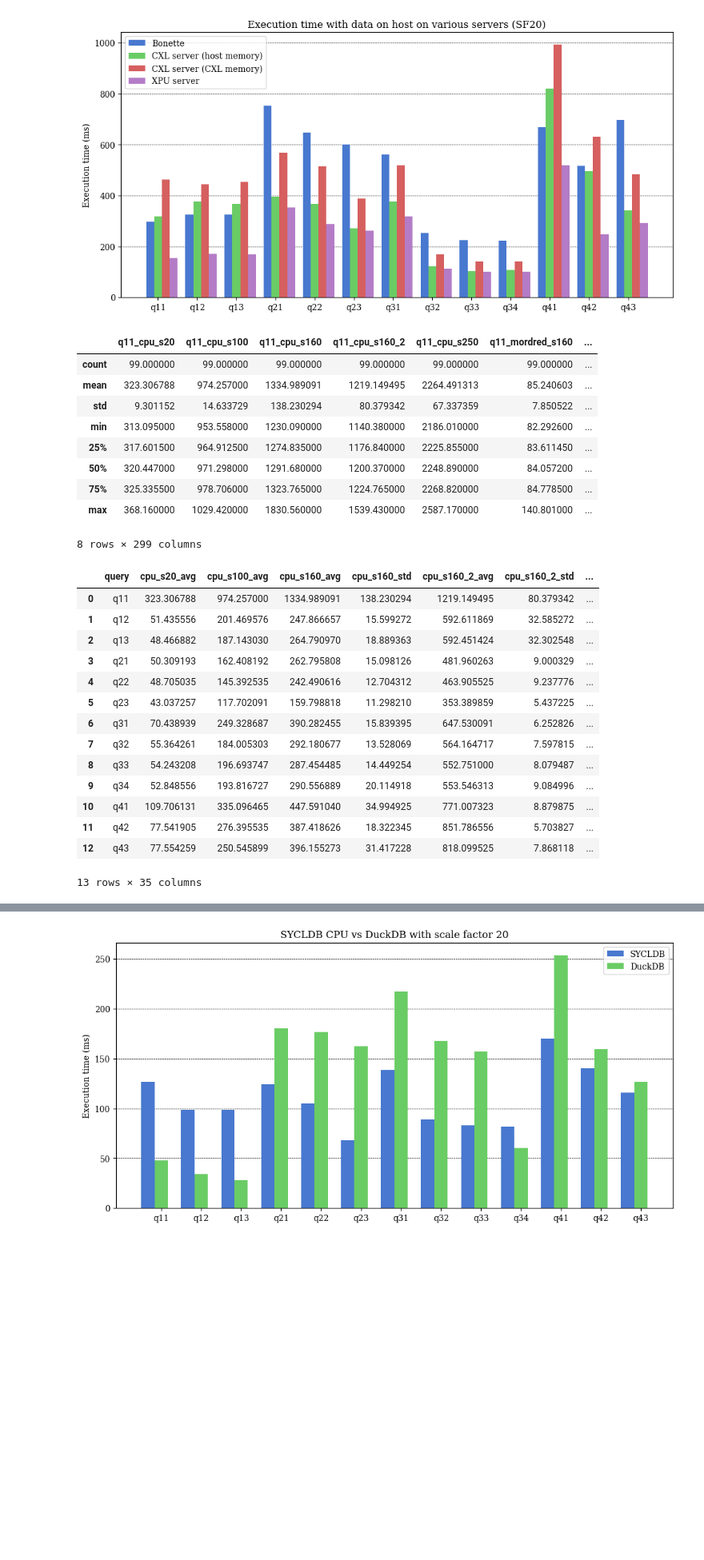
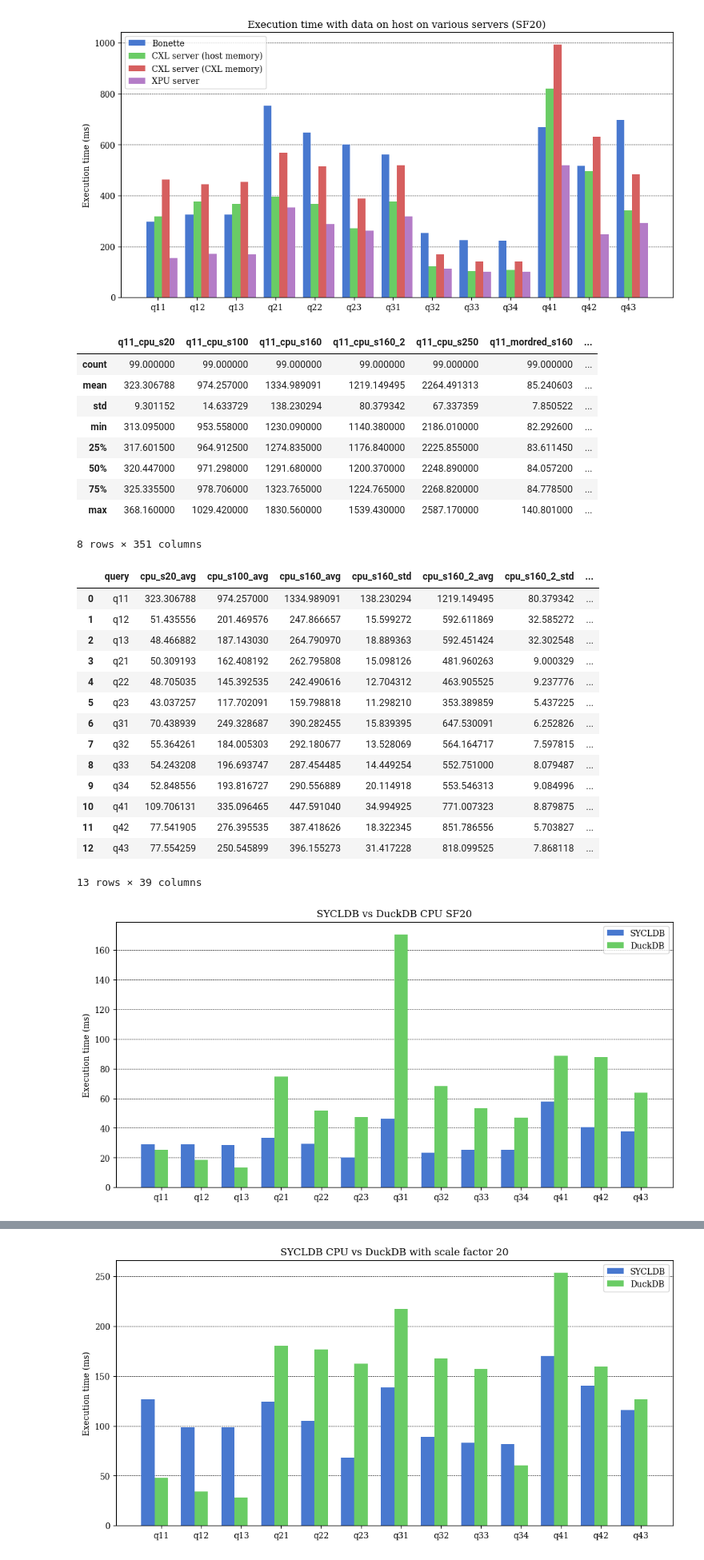
Before and after one commit to Maestro-Zacht/sycldb-calcite-executor, a Jupyter notebook: performances/perf.ipynb, the cells around one changed output, grey strips where cells are left out. Shown at 80% size. Saved outputs shown, nothing was run; the diff lists cells and outputs as text; code cells hidden in the pictures; blank space fills up the shorter version.

Commit message:
duckdb comparison

```diff
--- a/performances/perf.ipynb
+++ b/performances/perf.ipynb
@@ -604,6 +588,10 @@ duckdb_results_s20_bonette = pd.read_csv('results_duckdb_s20_bonette.csv')
 duckdb_results_s40_bonette = pd.read_csv('results_duckdb_s40_bonette.csv')
 duckdb_results_s100_bonette = pd.read_csv('results_duckdb_s100_bonette.csv')
 duckdb_results_s160_bonette = pd.read_csv('results_duckdb_s160_bonette.csv')
+
+duckdb_results_s20_xpu = pd.read_csv('results_duckdb_s20_xpu.csv')
+duckdb_results_s100_xpu = pd.read_csv('results_duckdb_s100_xpu.csv')
+
 
 for q in queries:
     cpu_s20_df = pd.read_csv(f'{q}-performance-cxl-cpu-s20.log', header=None, names=['execution_time_ms'])
@@ -640,6 +628,9 @@ for q in queries:
     cpu_results[f'{q}_cpu_s100_bonette'] = cpu_s100_bonette_df['execution_time_ms']
     cpu_results[f'{q}_cpu_s160_bonette'] = cpu_s160_bonette_df['execution_time_ms']
 
+    cpu_results[f'{q}_cpu_s20_xpu'] = results_fusion_vs_nofusion[f'{q}_nofusion_segments_s20_cpu']
+    cpu_results[f'{q}_cpu_s100_xpu'] = results_fusion_vs_nofusion[f'{q}_nofusion_segments_s100_cpu']
+
     cpu_results[f'{q}_duckdb_s20'] = duckdb_results_s20[q]
     cpu_results[f'{q}_duckdb_s100'] = duckdb_results_s100[q]
     cpu_results[f'{q}_duckdb_s160'] = duckdb_results_s160[q]
@@ -652,6 +643,9 @@ for q in queries:
     cpu_results[f'{q}_duckdb_s100_bonette'] = duckdb_results_s100_bonette[q]
     cpu_results[f'{q}_duckdb_s160_bonette'] = duckdb_results_s160_bonette[q]
 
+    cpu_results[f'{q}_duckdb_s20_xpu'] = duckdb_results_s20_xpu[q]
+    cpu_results[f'{q}_duckdb_s100_xpu'] = duckdb_results_s100_xpu[q]
+
 cpu_results[1:].describe()
 # %% [output]
 |  | q11_cpu_s20 | q11_cpu_s100 | q11_cpu_s160 | q11_cpu_s160_2 | q11_cpu_s250 | q11_mordred_s160 | ... |
@@ -663,7 +657,7 @@ cpu_results[1:].describe()
 | 50% | 320.447000 | 971.298000 | 1291.680000 | 1200.370000 | 2248.890000 | 84.057200 | ... |
 | 75% | 325.335500 | 978.706000 | 1323.765000 | 1224.765000 | 2268.820000 | 84.778500 | ... |
 | max | 368.160000 | 1029.420000 | 1830.560000 | 1539.430000 | 2587.170000 | 140.801000 | ... |
-8 rows × 299 columns
+8 rows × 351 columns
 # %%
 comparison_cpu = []
 
@@ -693,6 +687,11 @@ for q in queries:
     cpu_s160_bonette_avg = cpu_results[f'{q}_cpu_s160_bonette'][1:].mean()
     cpu_s160_bonette_std = cpu_results[f'{q}_cpu_s160_bonette'][1:].std()
 
+    cpu_s20_xpu_avg = cpu_results[f'{q}_cpu_s20_xpu'][1:].mean()
+    cpu_s20_xpu_std = cpu_results[f'{q}_cpu_s20_xpu'][1:].std()
+    cpu_s100_xpu_avg = cpu_results[f'{q}_cpu_s100_xpu'][1:].mean()
+    cpu_s100_xpu_std = cpu_results[f'{q}_cpu_s100_xpu'][1:].std()
+
     duckdb_avg = cpu_results[f'{q}_duckdb_s20'][1:].mean()
     duckdb_s100_avg = cpu_results[f'{q}_duckdb_s100'][1:].mean()
     duckdb_s160_avg = cpu_results[f'{q}_duckdb_s160'][1:].mean()
@@ -707,6 +706,11 @@ for q in queries:
     duckdb_s100_bonette_avg = cpu_results[f'{q}_duckdb_s100_bonette'][1:].mean()
     duckdb_s160_bonette_avg = cpu_results[f'{q}_duckdb_s160_bonette'][1:].mean()
     duckdb_s160_bonette_std = cpu_results[f'{q}_duckdb_s160_bonette'][1:].std()
+
+    duckdb_s20_xpu_avg = cpu_results[f'{q}_duckdb_s20_xpu'][1:].mean()
+    duckdb_s20_xpu_std = cpu_results[f'{q}_duckdb_s20_xpu'][1:].std()
+    duckdb_s100_xpu_avg = cpu_results[f'{q}_duckdb_s100_xpu'][1:].mean()
+    duckdb_s100_xpu_std = cpu_results[f'{q}_duckdb_s100_xpu'][1:].std()
 
     comparison_cpu.append({
         'query': q,
@@ -736,6 +740,11 @@ for q in queries:
         'cpu_s160_bonette_avg': cpu_s160_bonette_avg,
         'cpu_s160_bonette_std': cpu_s160_bonette_std,
 
+        'cpu_s20_xpu_avg': cpu_s20_xpu_avg,
+        # 'cpu_s20_xpu_std': cpu_s20_xpu_std,
+        'cpu_s100_xpu_avg': cpu_s100_xpu_avg,
+        # 'cpu_s100_xpu_std': cpu_s100_xpu_std,
+
         'duckdb_s20_avg': duckdb_avg,
         'duckdb_s100_avg': duckdb_s100_avg,
         'duckdb_s160_avg': duckdb_s160_avg,
@@ -750,6 +759,11 @@ for q in queries:
         'duckdb_s100_bonette_avg': duckdb_s100_bonette_avg,
         'duckdb_s160_bonette_avg': duckdb_s160_bonette_avg,
         'duckdb_s160_bonette_std': duckdb_s160_bonette_std,
+
+        'duckdb_s20_xpu_avg': duckdb_s20_xpu_avg,
+        # 'duckdb_s20_xpu_std': duckdb_s20_xpu_std,
+        'duckdb_s100_xpu_avg': duckdb_s100_xpu_avg,
+        # 'duckdb_s100_xpu_std': duckdb_s100_xpu_std,
     })
 
 comparison_cpu = pd.DataFrame(comparison_cpu)
@@ -769,4 +783,12 @@ comparison_cpu
 | 10 | q41 | 109.706131 | 335.096465 | 447.591040 | 34.994925 | 771.007323 | 8.879875 | ... |
 | 11 | q42 | 77.541905 | 276.395535 | 387.418626 | 18.322345 | 851.786556 | 5.703827 | ... |
 | 12 | q43 | 77.554259 | 250.545899 | 396.155273 | 31.417228 | 818.099525 | 7.868118 | ... |
-13 rows × 35 columns
+13 rows × 39 columns
+# %%
+labels_mappings = {
+    'cpu_s20_xpu_avg': 'SYCLDB',
+    'duckdb_s20_avg': 'DuckDB',
+}
+plot_data(comparison_cpu, labels_mappings, title='SYCLDB vs DuckDB CPU SF20')
+# %% [output]
+[figure, added]
```
Also changed, not shown: parts of 2 cells of this notebook, 2 other files.
